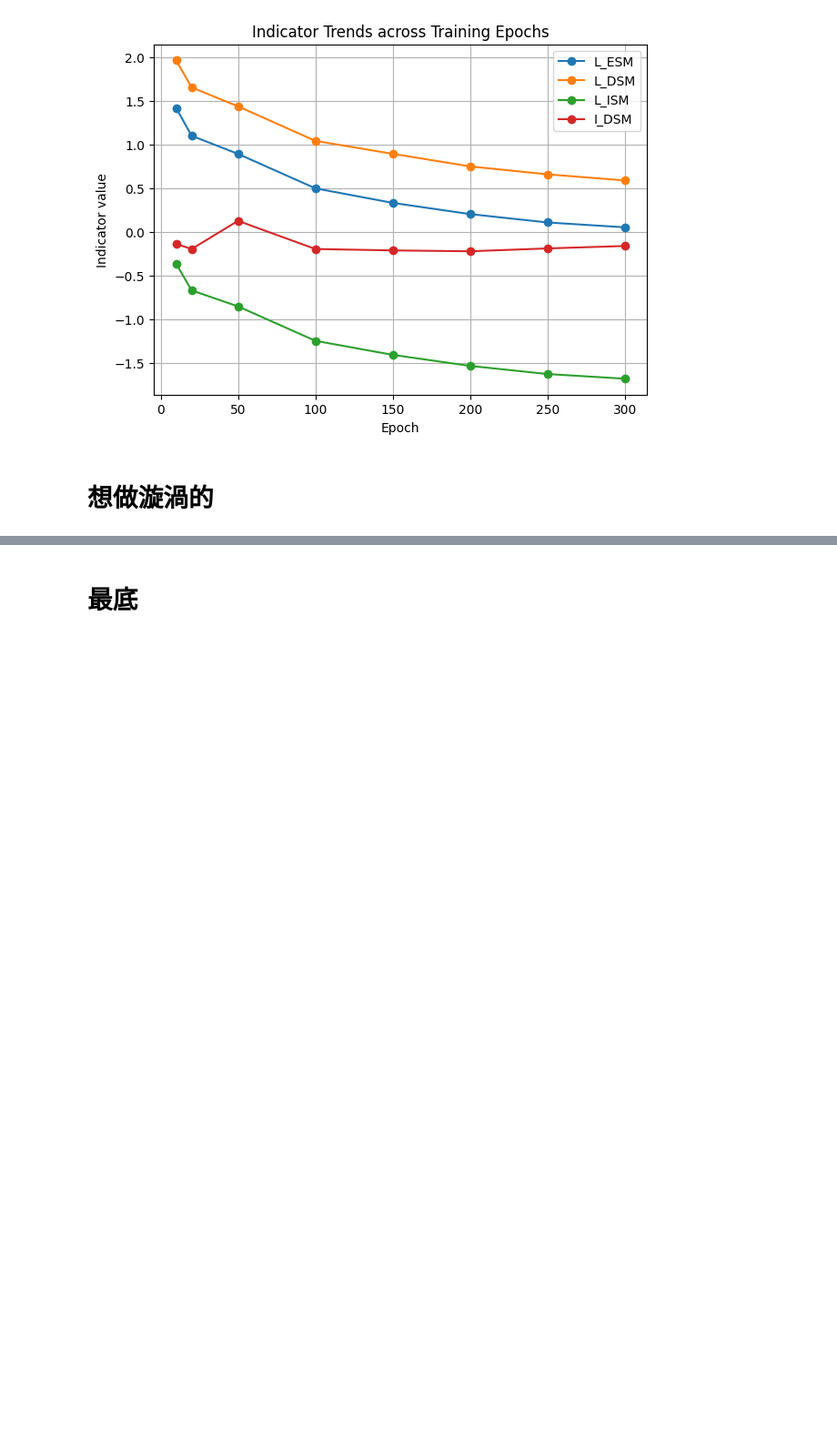
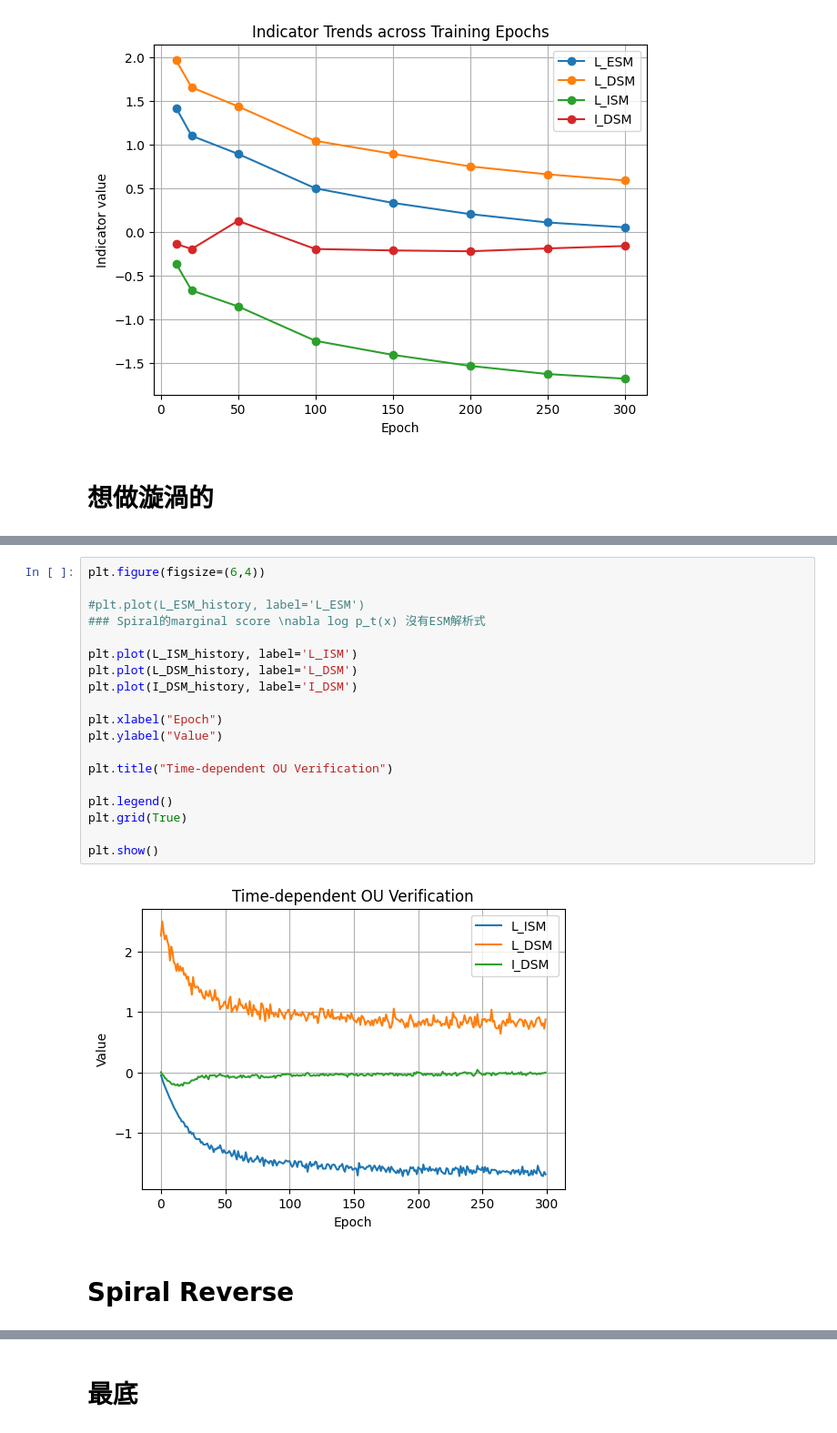
Before and after one commit to XuanWeiWang-999/2025Autumn_ML-project-DiffusionModel_02, a Jupyter notebook: 20260616_code/2D-OU_diffEpochs.ipynb, the cells around one changed output, grey strips where cells are left out. Shown at 91% size. Cells and saved outputs as stored; diff of their text form; blank space fills up the shorter version.

```diff
--- a/20260616_code/2D-OU_diffEpochs.ipynb
+++ b/20260616_code/2D-OU_diffEpochs.ipynb
@@ -860,0 +1025,23 @@ plt.show()
+# %%
+plt.figure(figsize=(6,4))
+
+#plt.plot(L_ESM_history, label='L_ESM')
+### Spiral的marginal score \nabla log p_t(x) 沒有ESM解析式
+
+plt.plot(L_ISM_history, label='L_ISM')
+plt.plot(L_DSM_history, label='L_DSM')
+plt.plot(I_DSM_history, label='I_DSM')
+
+plt.xlabel("Epoch")
+plt.ylabel("Value")
+
+plt.title("Time-dependent OU Verification")
+
+plt.legend()
+plt.grid(True)
+
+plt.show()
+# %% [output]
+[figure, added]
+# %% [markdown]
+# Spiral Reverse
```
Also changed, not shown: parts of 10 cells of this notebook.
